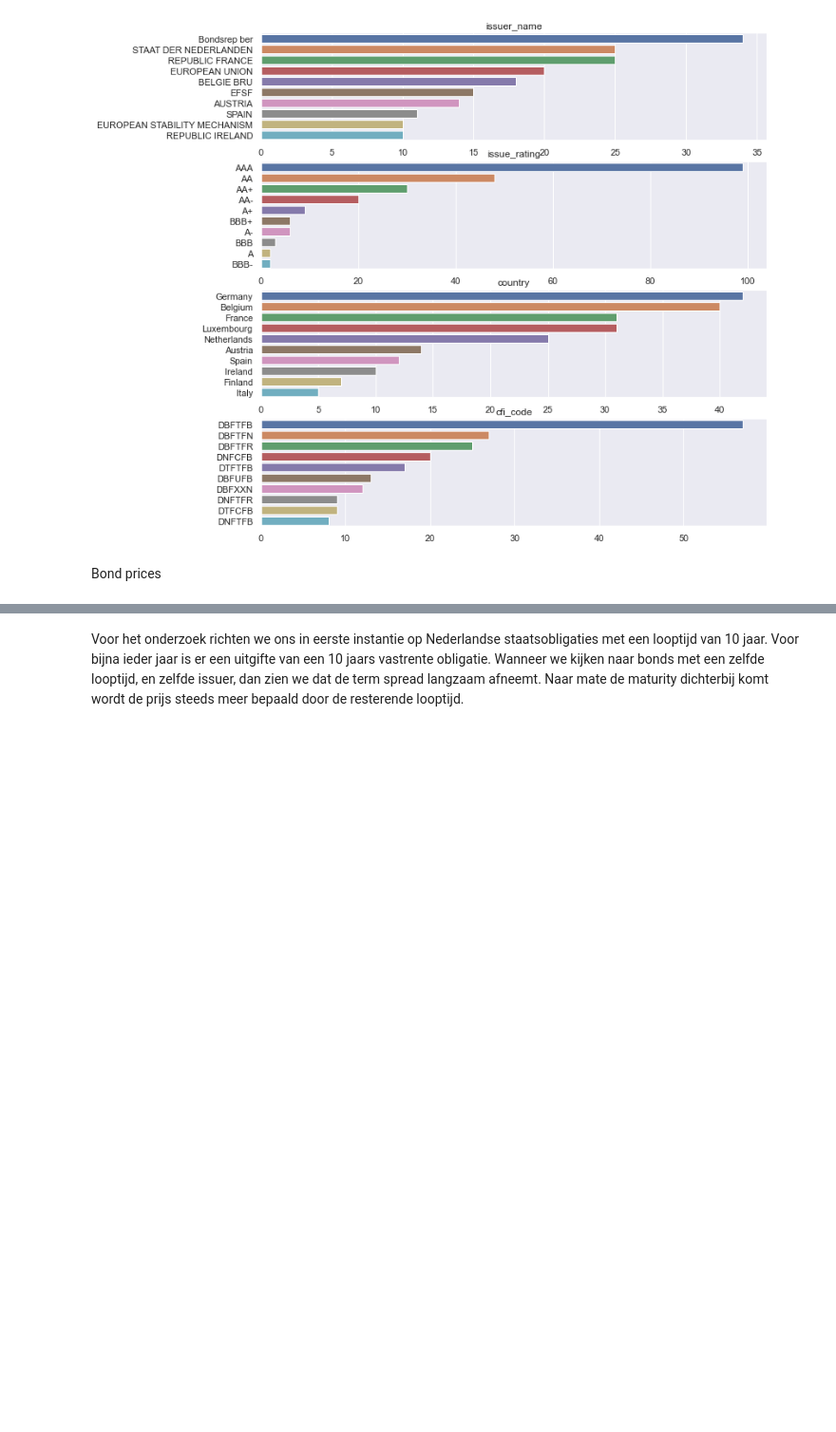
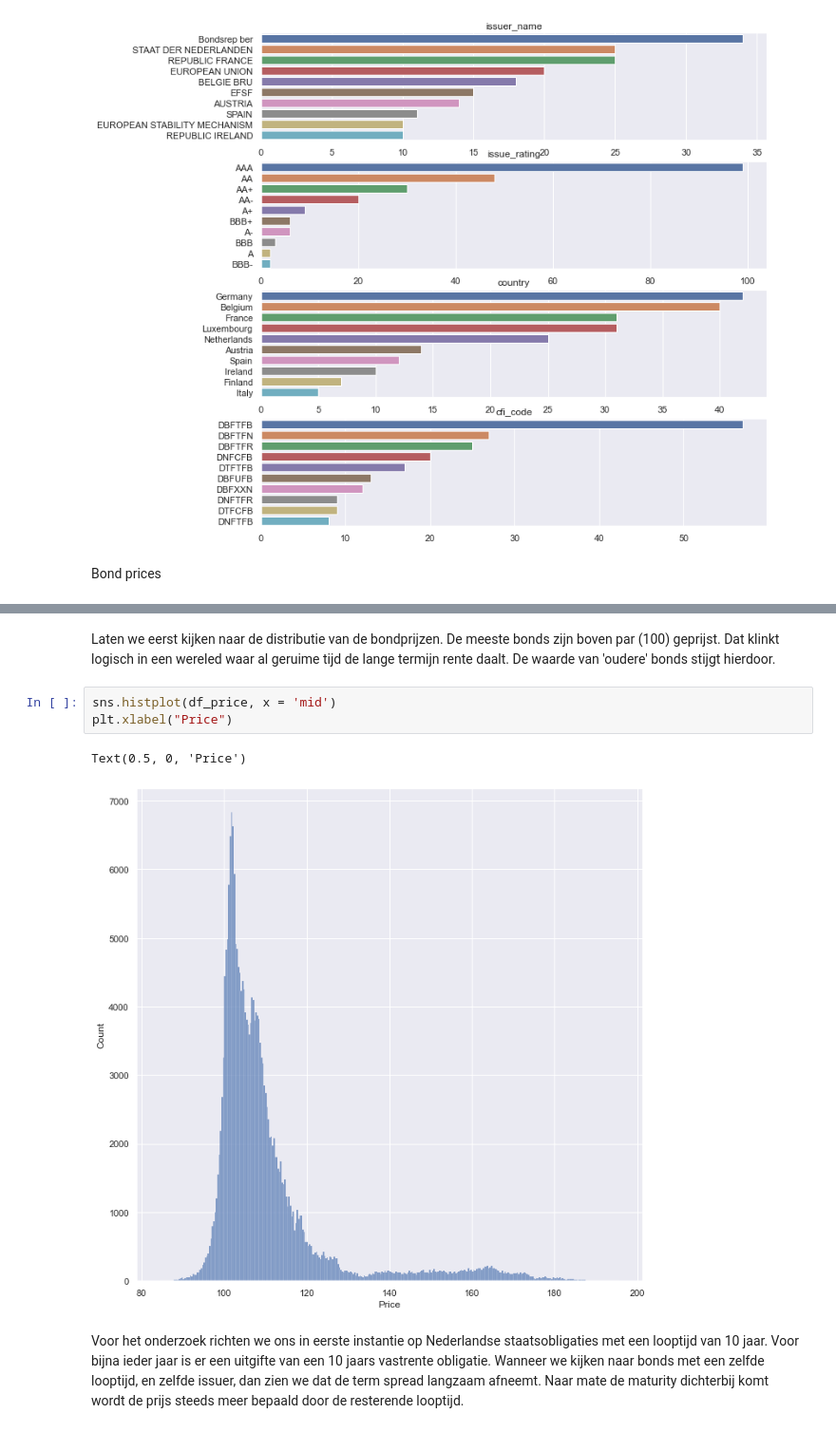
Before and after one commit to Merijn68/BondTrading, a Jupyter notebook: notebooks/03_data_exploratie.ipynb, the cells around one changed output, grey strips where cells are left out. Shown at 95% size. Saved outputs shown, nothing was run; the diff lists cells and outputs as text; blank space fills up the shorter version.

Commit message:
visualizatie distributieplot

```diff
--- a/notebooks/03_data_exploratie.ipynb
+++ b/notebooks/03_data_exploratie.ipynb
@@ -53,6 +53,14 @@ df_price.head()
 | 2 | DE0001135424 | EUR | 2010-12-17 | 95.45300 | 2010-12-31 |
 | 3 | NL0009446418 | EUR | 2010-12-17 | 102.69000 | 2010-12-31 |
 | 4 | NL0000102234 | EUR | 2010-12-17 | 106.22000 | 2010-12-31 |
+# %% [markdown]
+Laten we eerst kijken naar de distributie van de bondprijzen. De meeste bonds zijn boven par (100) geprijst. Dat klinkt logisch in een wereled waar al geruime tijd de lange termijn rente daalt. De waarde van 'oudere' bonds stijgt hierdoor.
+# %%
+sns.histplot(df_price, x = 'mid')
+plt.xlabel("Price")
+# %% [output]
+Text(0.5, 0, 'Price')
+[figure, added]
 # %% [markdown]
 Voor het onderzoek richten we ons in eerste instantie op Nederlandse staatsobligaties met een looptijd van 10 jaar. Voor bijna ieder jaar is er een uitgifte van een 10 jaars vastrente obligatie. Wanneer we kijken naar bonds met een zelfde looptijd, en zelfde issuer, dan zien we dat de term spread langzaam afneemt. Naar mate de maturity dichterbij komt wordt de prijs steeds meer bepaald door de resterende looptijd.
 # %%
```
Also changed, not shown: parts of 2 cells of this notebook, 1 other file.
